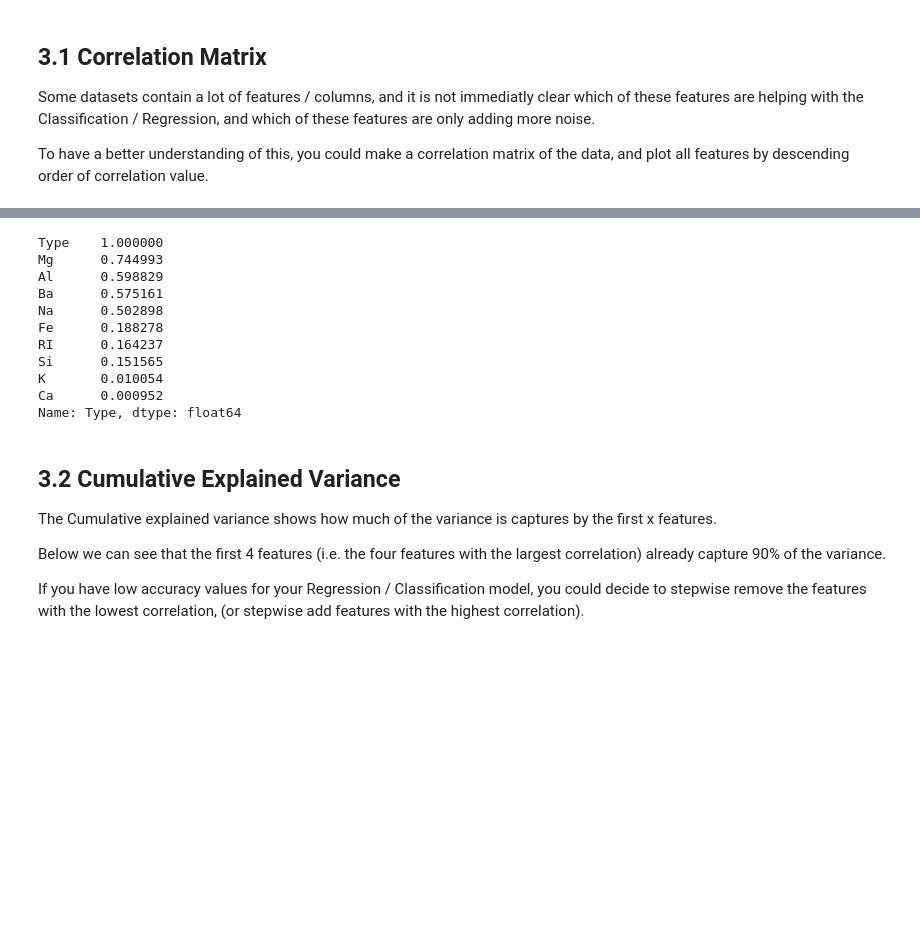
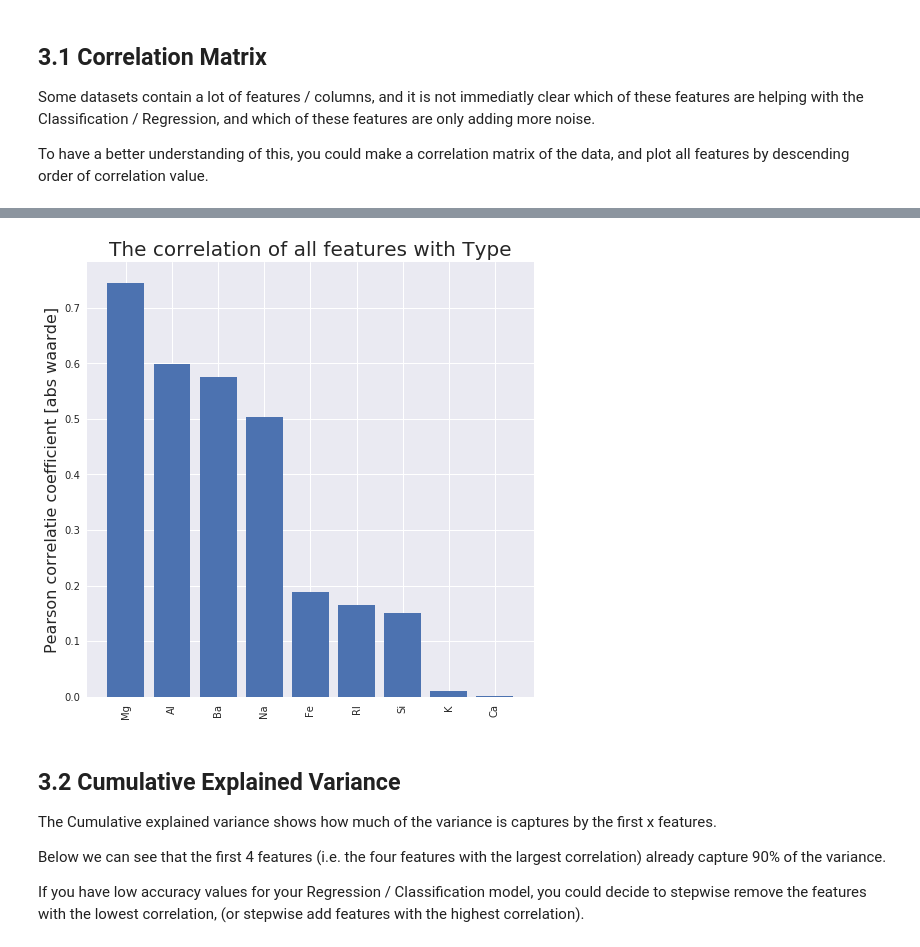
Before and after one commit to taspinar/siml, a Jupyter notebook: notebooks/scikit_classification.ipynb, the cells around one changed output, grey strips where cells are left out. Drawn from its saved outputs; the diff is of its cells as text; code cells hidden in the pictures; blank space fills up the shorter version.

```diff
--- a/notebooks/scikit_classification.ipynb
+++ b/notebooks/scikit_classification.ipynb
@@ -290,19 +552,7 @@ plt.show()
-# %%
-correlation_type = correlation_matrix['Type'].copy()
-abs_correlation_type = correlation_type.apply(lambda x: abs(x))
-print(abs_correlation_type.sort_values(ascending=False))
-# %% [output]
-Type    1.000000
-Mg      0.744993
-Al      0.598829
-Ba      0.575161
-Na      0.502898
-Fe      0.188278
-RI      0.164237
-Si      0.151565
-K       0.010054
-Ca      0.000952
-Name: Type, dtype: float64
+# %%
+display_corr_with_col(df_glass, 'Type')
+# %% [output]
+[figure, added]
 # %% [markdown]
 ## 3.2 Cumulative Explained Variance
 
```
Also changed, not shown: parts of 48 cells of this notebook.
